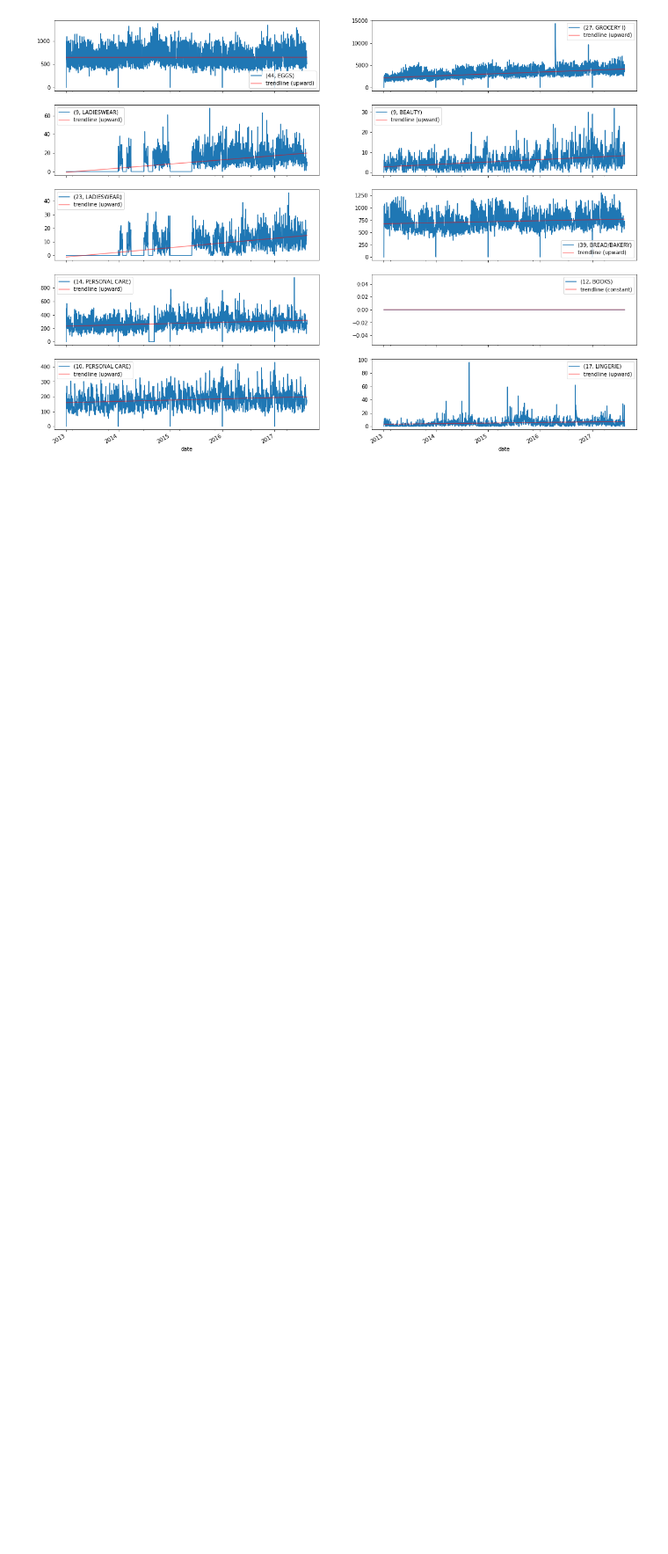
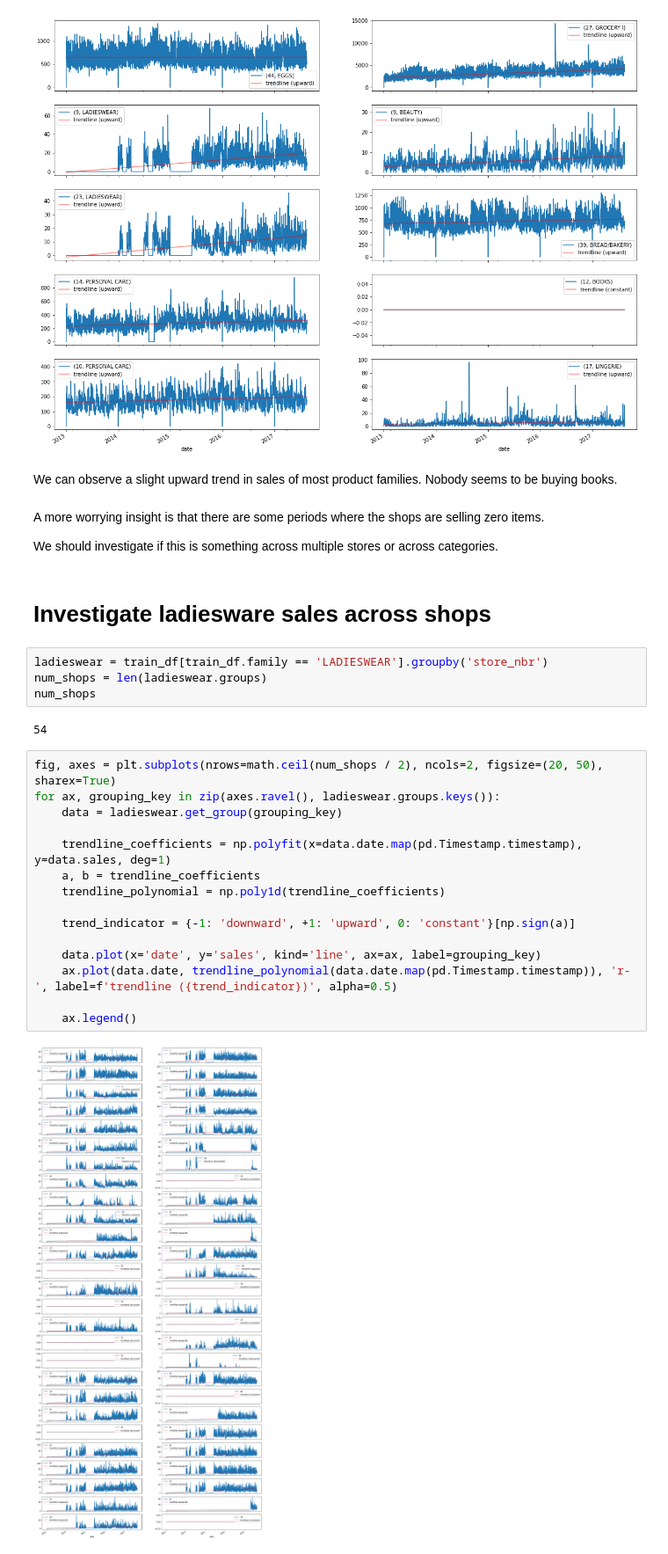
Before and after one commit to kurazu/kaggle-store-sales, a Jupyter notebook: nbs/EDA-simple.ipynb, the cells around one changed output. Shown at 88% size. Cells and saved outputs as stored; diff of their text form; blank space fills up the shorter version.

```diff
--- a/nbs/EDA-simple.ipynb
+++ b/nbs/EDA-simple.ipynb
@@ -166,3 +167,35 @@ for ax, grouping_key in zip(axes.ravel(), sample_groups):
     ax.legend()
 # %% [output]
 [figure]
+# %% [markdown]
+We can observe a slight upward trend in sales of most product families.
+Nobody seems to be buying books.
+# %% [markdown]
+A more worrying insight is that there are some periods where the shops are selling zero items.
+
+We should investigate if this is something across multiple stores or across categories.
+# %% [markdown]
+# Investigate ladiesware sales across shops
+# %%
+ladieswear = train_df[train_df.family == 'LADIESWEAR'].groupby('store_nbr')
+num_shops = len(ladieswear.groups)
+num_shops
+# %% [output]
+54
+# %%
+fig, axes = plt.subplots(nrows=math.ceil(num_shops / 2), ncols=2, figsize=(20, 50), sharex=True)
+for ax, grouping_key in zip(axes.ravel(), ladieswear.groups.keys()):
+    data = ladieswear.get_group(grouping_key)
+
+    trendline_coefficients = np.polyfit(x=data.date.map(pd.Timestamp.timestamp), y=data.sales, deg=1)
+    a, b = trendline_coefficients
+    trendline_polynomial = np.poly1d(trendline_coefficients)
+
+    trend_indicator = {-1: 'downward', +1: 'upward', 0: 'constant'}[np.sign(a)]
+
+    data.plot(x='date', y='sales', kind='line', ax=ax, label=grouping_key)
+    ax.plot(data.date, trendline_polynomial(data.date.map(pd.Timestamp.timestamp)), 'r-', label=f'trendline ({trend_indicator})', alpha=0.5)
+
+    ax.legend()
+# %% [output]
+[figure, added]
```
Also changed, not shown: parts of 1 cell of this notebook.
